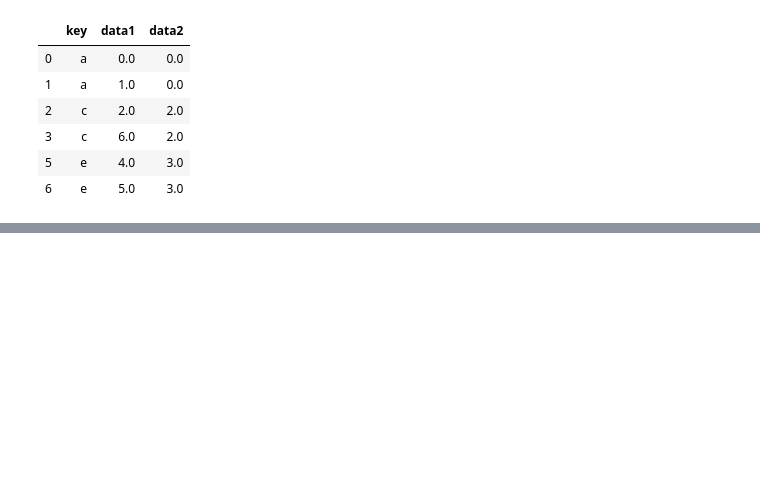
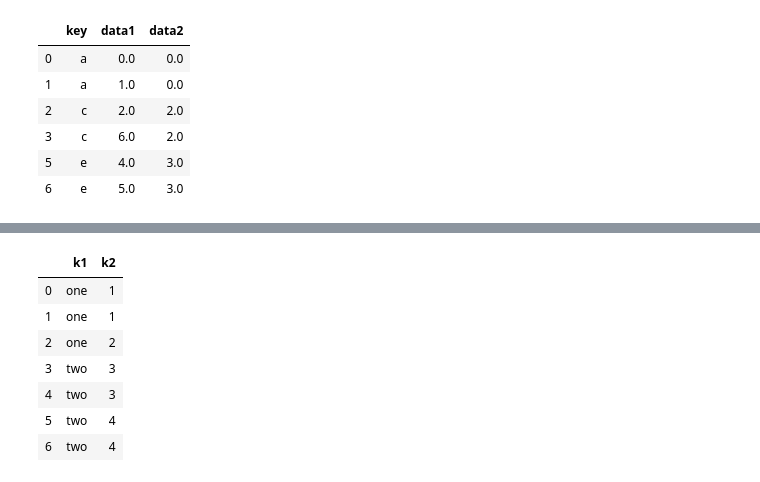
Before and after one commit to jinwook08/Python2, a Jupyter notebook: copy 전처리&원핫인코딩.ipynb, the cells around one changed output, grey strips where cells are left out. Drawn from its saved outputs; the diff is of its cells as text; code cells hidden in the pictures; blank space fills up the shorter version.

```diff
--- a/copy 전처리&원핫인코딩.ipynb
+++ b/copy 전처리&원핫인코딩.ipynb
@@ -388,0 +418,14 @@ df4
+# %%
+data = pd.DataFrame({'k1':['one']*3 + ['two']*4,
+                    'k2':[1,1,2,3,3,4,4]})
+# %%
+data
+# %% [output]
+|  | k1 | k2 |
+| 0 | one | 1 |
+| 1 | one | 1 |
+| 2 | one | 2 |
+| 3 | two | 3 |
+| 4 | two | 3 |
+| 5 | two | 4 |
+| 6 | two | 4 |
```
Also changed, not shown: parts of 7 cells of this notebook.
